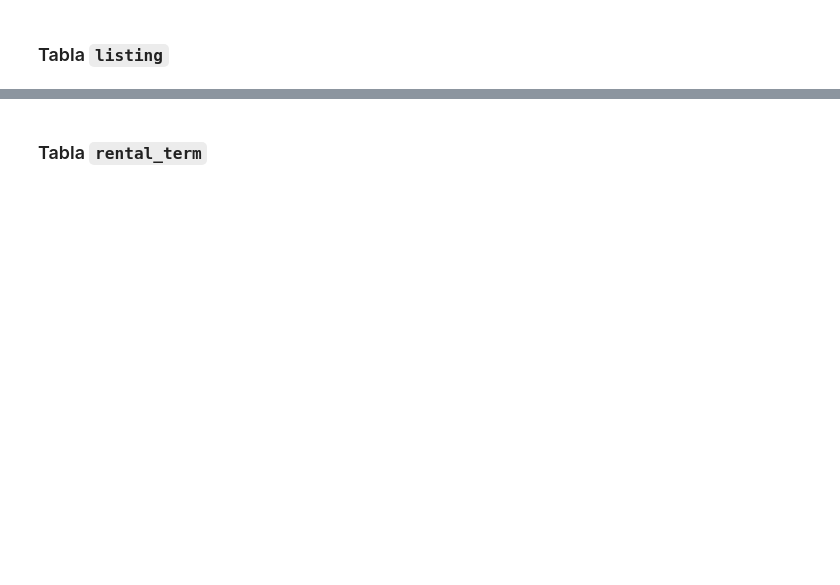
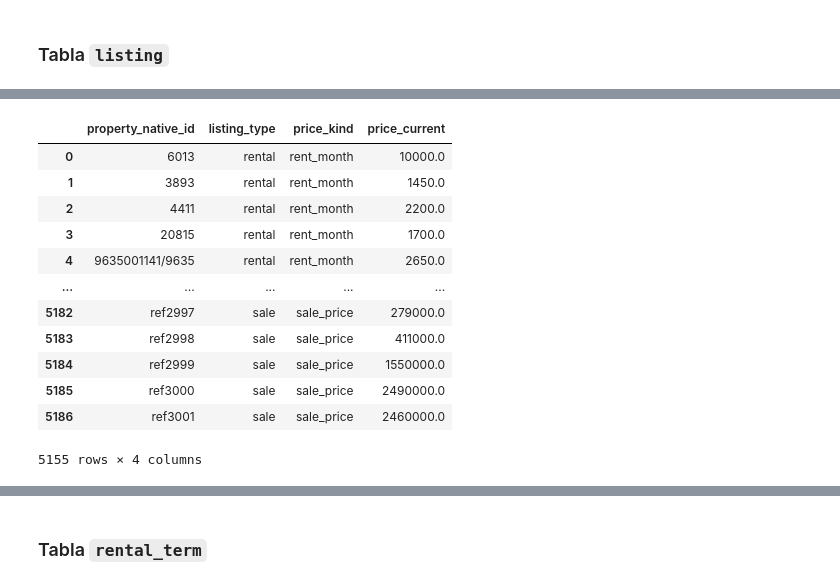
Before and after one commit to HFrutos/streamlit-house-price-prediction, a Jupyter notebook: sql/load.ipynb, the cells around one changed output, grey strips where cells are left out. Cells and saved outputs as stored; diff of their text form; code cells hidden in the pictures; blank space fills up the shorter version.

```diff
--- a/sql/load.ipynb
+++ b/sql/load.ipynb
@@ -861,0 +1059,17 @@ cursor.executemany(sql_property, property_records)
+# %%
+df_listing = df_listing.rename(columns={"ref_unique":"property_native_id"})
+df_listing
+# %% [output]
+|  | property_native_id | listing_type | price_kind | price_current |
+| 0 | 6013 | rental | rent_month | 10000.0 |
+| 1 | 3893 | rental | rent_month | 1450.0 |
+| 2 | 4411 | rental | rent_month | 2200.0 |
+| 3 | 20815 | rental | rent_month | 1700.0 |
+| 4 | 9635001141/9635 | rental | rent_month | 2650.0 |
+| ... | ... | ... | ... | ... |
+| 5182 | ref2997 | sale | sale_price | 279000.0 |
+| 5183 | ref2998 | sale | sale_price | 411000.0 |
+| 5184 | ref2999 | sale | sale_price | 1550000.0 |
+| 5185 | ref3000 | sale | sale_price | 2490000.0 |
+| 5186 | ref3001 | sale | sale_price | 2460000.0 |
+5155 rows × 4 columns
```
Also changed, not shown: parts of 49 cells of this notebook, 1 other file.
